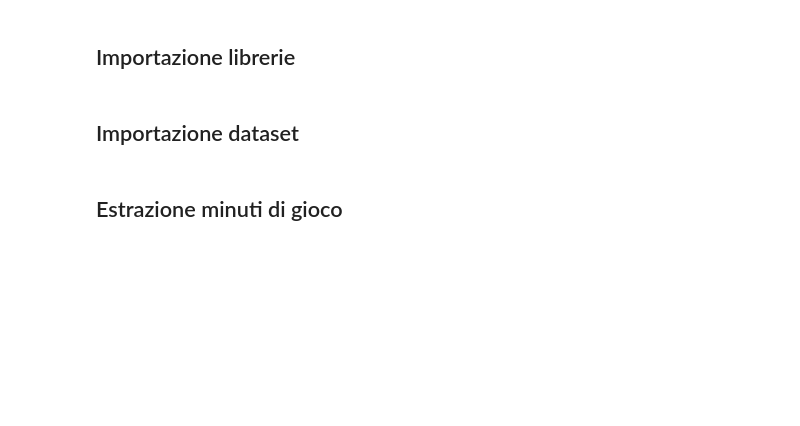
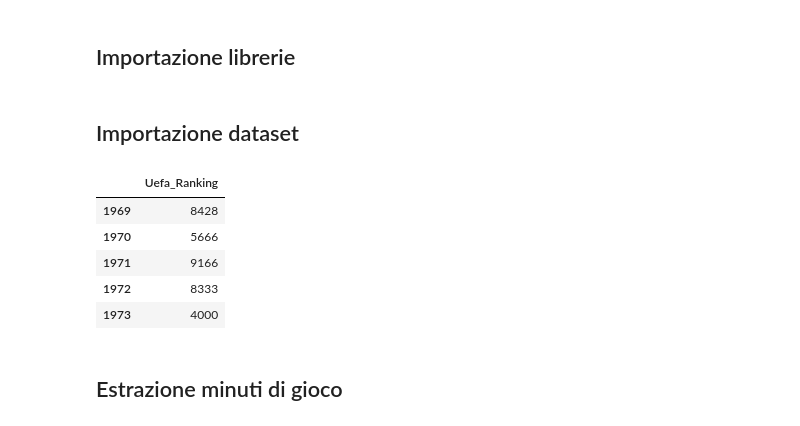
Before and after one commit to frapic98/Minutes-played-by-under-21-players-in-Serie-a, a Jupyter notebook: scraping.ipynb, the cells around one changed output. Saved outputs shown, nothing was run; the diff lists cells and outputs as text; code cells hidden in the pictures; blank space fills up the shorter version.

```diff
--- a/scraping.ipynb
+++ b/scraping.ipynb
@@ -45,3 +27,13 @@ for i in range(year_to_subtract):
+# %%
+uefa_ranking=get_uefa_ranking()
+uefa_ranking.head()
+# %% [output]
+|  | Uefa_Ranking |
+| 1969 | 8428 |
+| 1970 | 5666 |
+| 1971 | 9166 |
+| 1972 | 8333 |
+| 1973 | 4000 |
 # %% [markdown]
 ## Estrazione minuti di gioco
 # %%
```
Also changed, not shown: parts of 8 cells of this notebook, 1 other file.
